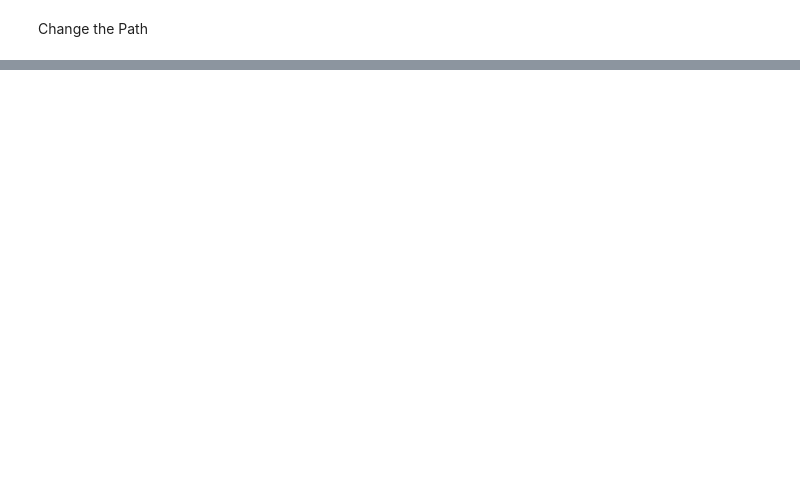
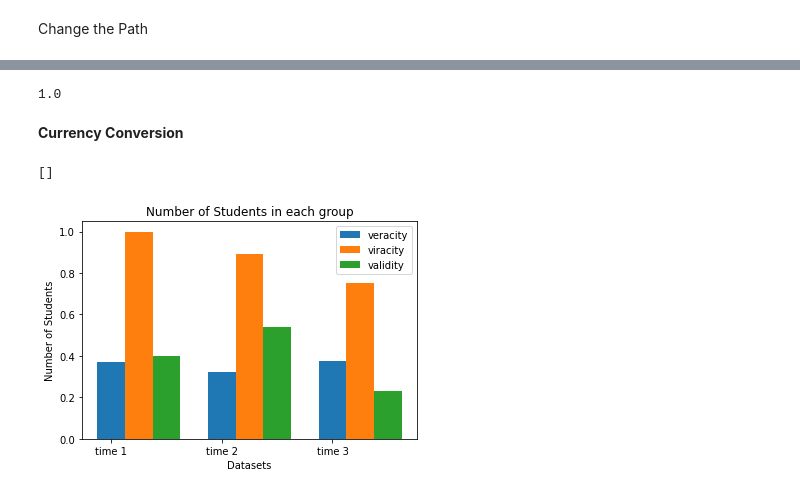
Before and after one commit to sareenv/Authentication-Service, a Jupyter notebook: Measurement.ipynb, the cells around one changed output, grey strips where cells are left out. Cells and saved outputs as stored; diff of their text form; code cells hidden in the pictures; blank space fills up the shorter version.

```diff
--- a/Measurement.ipynb
+++ b/Measurement.ipynb
@@ -126,0 +141,5 @@ Name: Cuisine, dtype: object
+# %%
+# after the pre-processing
+completeness()
+# %% [output]
+1.0
@@ -126,0 +148,2 @@ Name: Cuisine, dtype: object
+# %% [markdown]
+**Currency Conversion**
@@ -126,0 +179,22 @@ Name: Cuisine, dtype: object
+# %%
+data_set = ["time 1", "time 2", "time 3"]
+X_axis = np.arange(len(data_set))
+veracity = [0.37, 0.32, 0.373]
+vincularity = [0.999, 0.89, 0.75]
+validity = [0.4, 0.54, 0.23]
+
+width = 0.25
+
+plt.bar(X_axis, veracity, width, label = "veracity")
+plt.bar(X_axis + width, vincularity, width, label = "viracity")
+plt.bar(X_axis + width * 2, validity, width, label="validity")
+
+plt.xticks(X_axis, data_set)
+plt.xlabel("Datasets")
+plt.ylabel("Number of Students")
+plt.title("Number of Students in each group")
+plt.legend()
+plt.plot()
+# %% [output]
+[]
+[figure, added]
```
Also changed, not shown: parts of 24 cells of this notebook.
